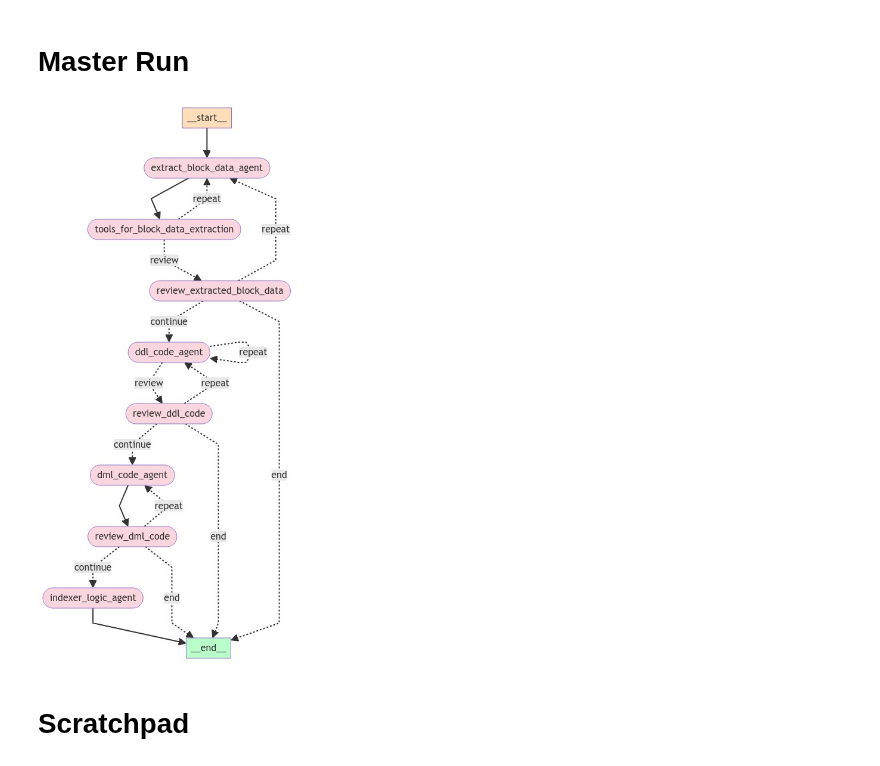
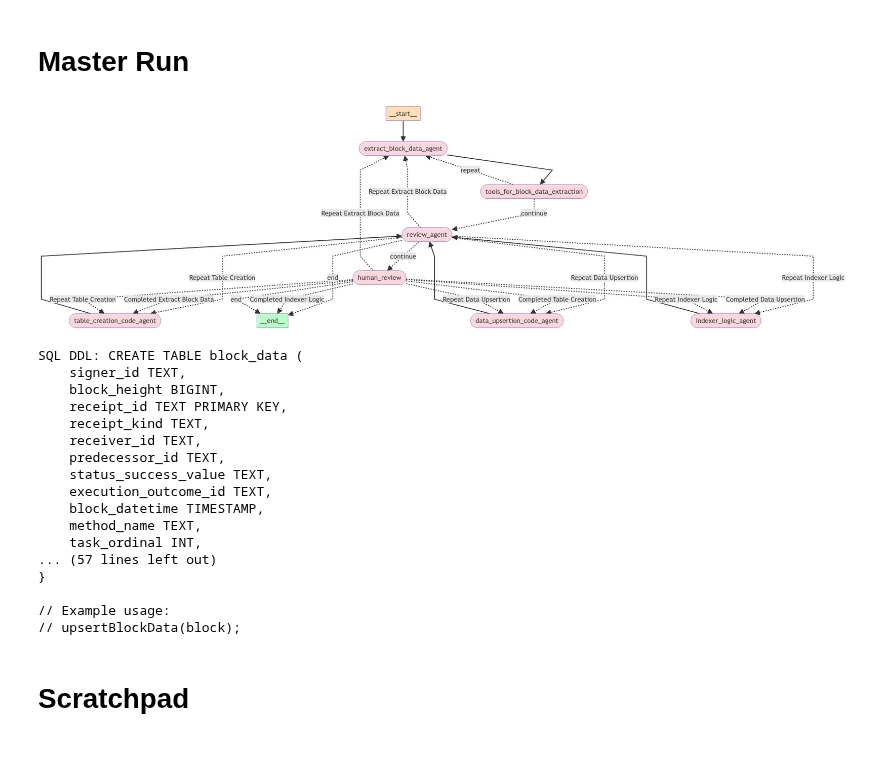
Before and after one commit to near/indexer-agent, a Jupyter notebook: SP_Agent_v1.ipynb, the cells around one changed output. Cells and saved outputs as stored; diff of their text form; code cells hidden in the pictures.

Commit message:
Refactor agent names and moved review steps into review agent

```diff
--- a/SP_Agent_v1.ipynb
+++ b/SP_Agent_v1.ipynb
@@ -34,39 +35,58 @@ os.environ["LANGCHAIN_PROJECT"] = os.getenv("LANGCHAIN_PROJECT")
 # %%
 from graph.master_graph import create_graph
 from langchain_core.messages import HumanMessage
 
 question = """
     Extract all FunctionCalls where receiverId is 'app.nearcrowd.near'. For each function call, I need signerId, block height, receiptId, block datetime, methodName.
     Also add all fields from args that are decoded from base64-encoded JSON. I only need actions for successful receipts.
-    Use block height 119688212 for parsing the JS code, and only pull data from the last 1 day.
+    Use block height 119688212 for parsing the JS code, and only pull data from the last 1 day with a limit of 2.
     """
 
 inputs = {
     "messages":[HumanMessage(content=question)],
     "block_schema": "",
     "block_heights":[], # TO DO: Add in block height logging
-    "js_code":"",
-    "ddl_code":"",
-    "dml_code": "",
+    "extract_block_data_code":"",
+    "table_creation_code":"",
+    "data_upsertion_code": "",
     "indexer_logic":"",
     "iterations": 0,
     "error":"",
     "should_continue": False,
     }
 
 workflow = create_graph()
 app = workflow.compile()
 display(Image(app.get_graph(xray=True).draw_mermaid_png()))
-
-# result = app.invoke(inputs)
 # %% [output]
-[figure, old version]
+[figure, new version]
 # %%
-# ddl_code = result['ddl_code']
-# js_code = result['js_code']
-# dml_code = result['dml_code']
-# indexer_logic = result['indexer_logic'].replace("\\n","\n")
-# print(f'SQL DDL: {ddl_code}')
-# print(f'Indexer Logic: {indexer_logic}')
+## RUN MASTER APP
+# result = app.invoke(inputs)
+
+table_creation_code = result['table_creation_code'].replace("\\n","\n")
+extract_block_data_code = result['extract_block_data_code'].replace("\\n","\n")
+data_upsertion_code = result['data_upsertion_code'].replace("\\n","\n")
+indexer_logic = result['indexer_logic'].replace("\\n","\n")
+print(f'SQL DDL: {table_creation_code}')
+print(f'Indexer Logic: {indexer_logic}')
+# %% [output]
+SQL DDL: CREATE TABLE block_data (
+    signer_id TEXT,
+    block_height BIGINT,
+    receipt_id TEXT PRIMARY KEY,
+    receipt_kind TEXT,
+    receiver_id TEXT,
+    predecessor_id TEXT,
+    status_success_value TEXT,
+    execution_outcome_id TEXT,
+    block_datetime TIMESTAMP,
+    method_name TEXT,
+    task_ordinal INT,
+... (57 lines left out)
+}
+
+// Example usage:
+// upsertBlockData(block);
 # %% [markdown]
 # Scratchpad
```
Also changed, not shown: parts of 24 cells of this notebook, 7 other files.
